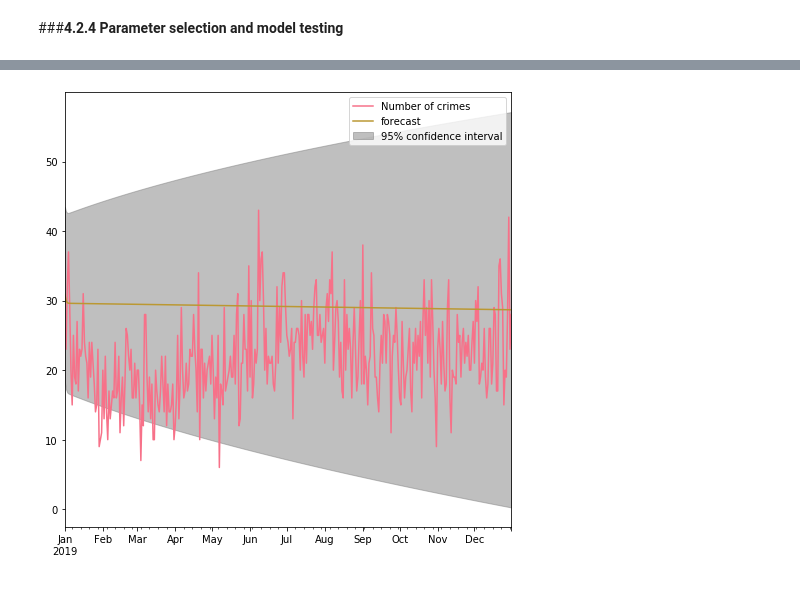
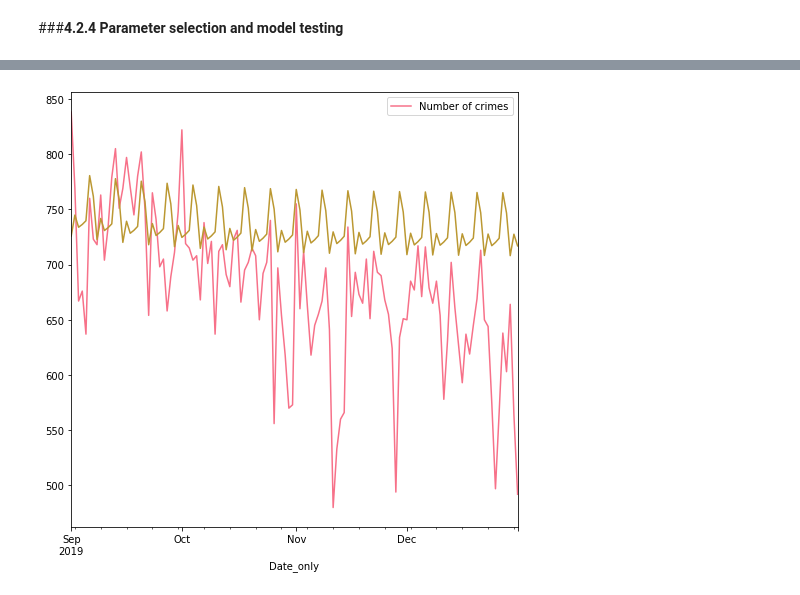
Before and after one commit to RuiyunHuang/Chicago_Crime_Analysis, a Jupyter notebook: Chicago_Crime.ipynb, the cells around one changed output, grey strips where cells are left out. Cells and saved outputs as stored; diff of their text form; code cells hidden in the pictures.

```diff
--- a/Chicago_Crime.ipynb
+++ b/Chicago_Crime.ipynb
@@ -318,6 +320,6 @@ from statsmodels.tsa.arima_model import ARIMA
 # %%
 raw_data['Date_only']=raw_data['Date'].dt.date
-train_crime_by_day = raw_data[(raw_data['Year'].isin(years))&(raw_data['Primary Type'] == Crime_type)].groupby('Date_only').size().rename('Number of crimes').reset_index()
+train_crime_by_day = raw_data[raw_data['Year'].isin(years)].groupby('Date_only').size().rename('Number of crimes').reset_index()
 train_crime_by_day['Date_only']=pd.to_datetime(train_crime_by_day['Date_only'])
 train_crime_by_day=train_crime_by_day.set_index('Date_only', drop=True)
 # %%
@@ -342,11 +367,8 @@ Text(0.5, 0.98, 'Multiplicative Decompose')
 # %% [markdown]
 ###**4.2.3: Stationary check**
-# %%
-train_crime_by_day = train_crime_by_day.asfreq('D')
-train_crime_by_day.index = pd.DatetimeIndex(start='2016-01-01', end='2019-12-31', freq='D')
 # %%
-train_data=train_crime_by_day.loc['2016-01-01':'2018-12-31']
-test_data=train_crime_by_day.loc['2019-01-01':]
+train_data=train_crime_by_day.loc[:'2019-08-31']
+test_data=train_crime_by_day.loc['2019-09-01':]
 # %%
 # stationary check
 def ADF_check(data):
@@ -421,0 +436,8 @@ model=ARIMA(train_data, order=(2, 1, 1)).fit()
+# %%
+model=SARIMAX(train_data, order=(1, 0, 1), seasonal_order=(1, 0, 1, 7))
+result=model.fit()
+fig, ax = plt.subplots()
+ax = train_data.plot(ax=ax)
+pred = result.get_prediction(start=pd.to_datetime('2016-01-01'), dynamic=False)
+pred.predicted_mean.plot(ax=ax)
+display()
@@ -422,7 +452,8 @@ model=ARIMA(train_data, order=(2, 1, 1)).fit()
 # %%
 fig, ax = plt.subplots()
 ax = test_data.plot(ax=ax)
-fig = model.plot_predict('2020-01-01', '2020-12-31', dynamic=True, ax=ax, plot_insample=False)
+pred = result.get_prediction(start=pd.to_datetime('2019-09-01'), end=pd.to_datetime('2019-12-31'), dynamic=False)
+fig=pred.predicted_mean.plot()
 display()
 # %% [output]
-[figure, old version]
+[figure, new version]
```
Also changed, not shown: parts of 25 cells of this notebook.
